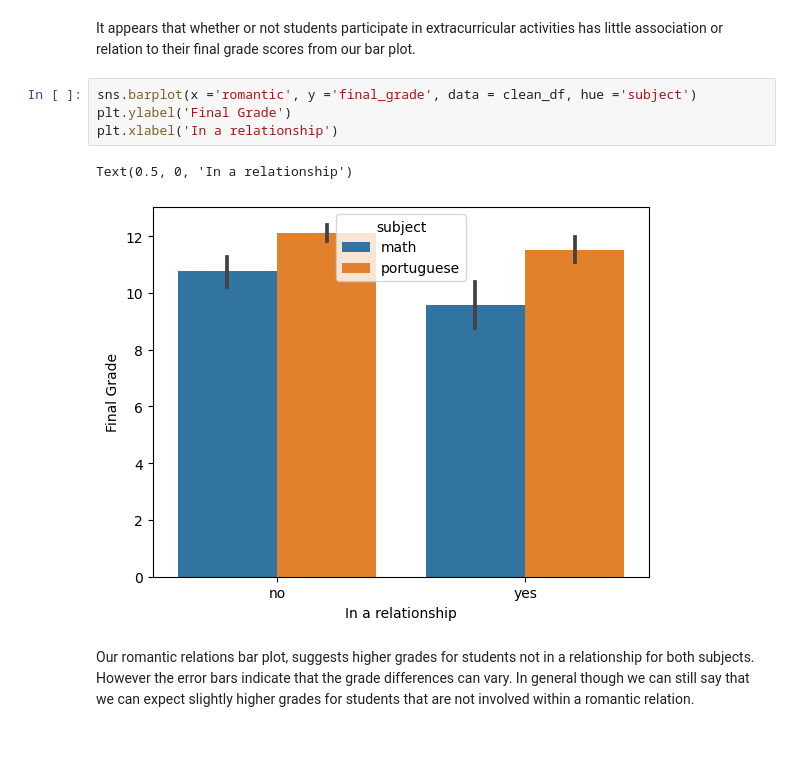
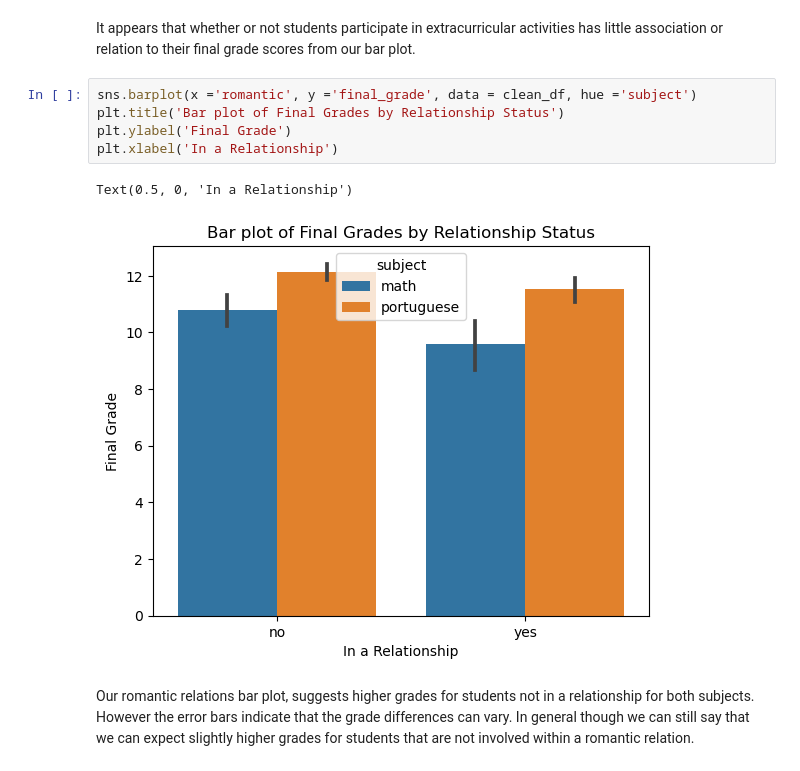
Before and after one commit to ubco-W2022T1-cosc301/project-group05, a Jupyter notebook: notebooks/analysis2.ipynb, the cells around one changed output. Saved outputs shown, nothing was run; the diff lists cells and outputs as text; blank space fills up the shorter version.

```diff
--- a/notebooks/analysis2.ipynb
+++ b/notebooks/analysis2.ipynb
@@ -473,11 +482,12 @@ Text(0.5, 0, 'Participates in activities')
 It appears that whether or not students participate in extracurricular activities has little association or relation to their final grade scores from our bar plot.
 # %%
 sns.barplot(x ='romantic', y ='final_grade', data = clean_df, hue ='subject')
+plt.title('Bar plot of Final Grades by Relationship Status')
 plt.ylabel('Final Grade')
-plt.xlabel('In a relationship')
+plt.xlabel('In a Relationship')
 # %% [output]
-Text(0.5, 0, 'In a relationship')
+Text(0.5, 0, 'In a Relationship')
-[figure, old version]
+[figure, new version]
 # %% [markdown]
 Our romantic relations bar plot, suggests higher grades for students not in a relationship for both subjects. However the error bars indicate that the grade differences can vary. In general though we can still say that we can expect slightly higher grades for students that are not involved within a romantic relation.
 # %% [markdown]
```
Also changed, not shown: parts of 11 cells of this notebook.
